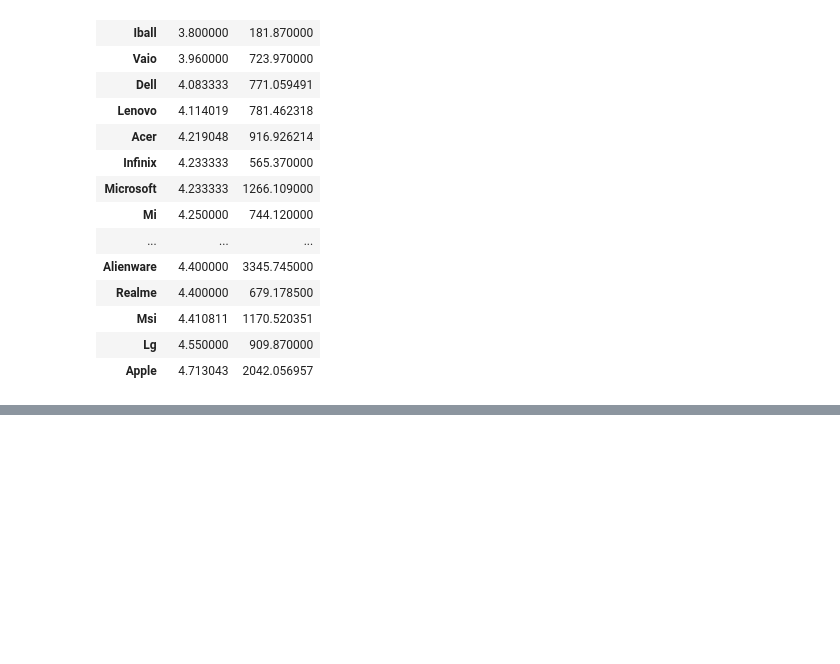
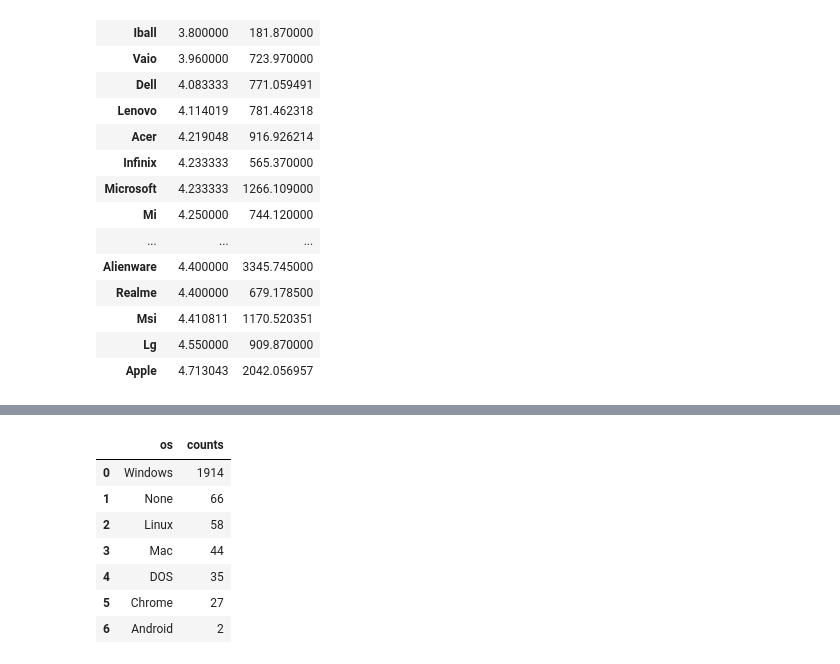
Before and after one commit to jason-9601/DATAPRE-Final, a Jupyter notebook: DATAPRE Final.ipynb, the cells around one changed output, grey strips where cells are left out. Cells and saved outputs as stored; diff of their text form; code cells hidden in the pictures; blank space fills up the shorter version.

```diff
--- a/DATAPRE Final.ipynb
+++ b/DATAPRE Final.ipynb
@@ -783,0 +847,11 @@ df_ttest
+# %%
+df_os
+# %% [output]
+|  | os | counts |
+| 0 | Windows | 1914 |
+| 1 | None | 66 |
+| 2 | Linux | 58 |
+| 3 | Mac | 44 |
+| 4 | DOS | 35 |
+| 5 | Chrome | 27 |
+| 6 | Android | 2 |
```
Also changed, not shown: parts of 21 cells of this notebook.
